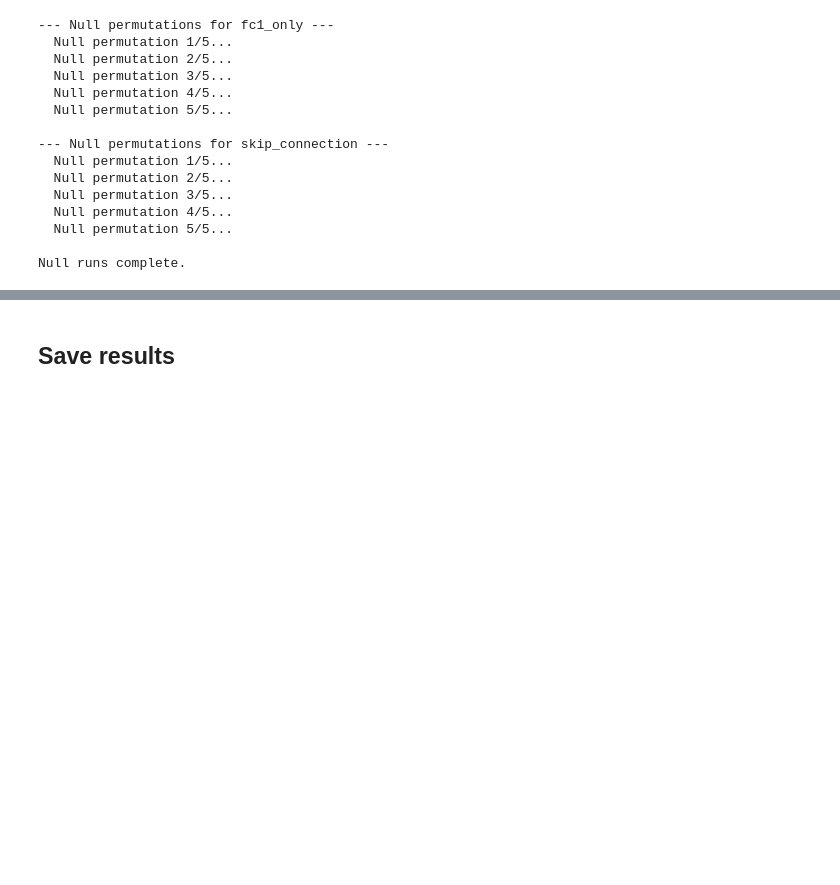
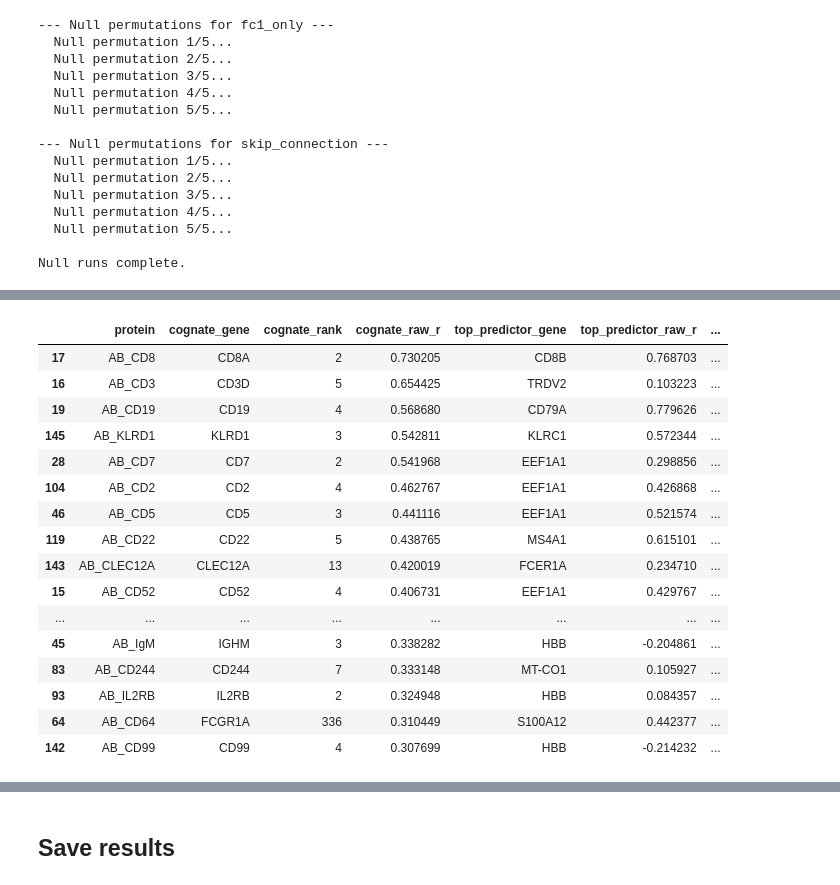
Before and after one commit to fshokor/covid-citeseq, a Jupyter notebook: notebooks/nb09_architecture_comparison.ipynb, the cells around one changed output, grey strips where cells are left out. Saved outputs shown, nothing was run; the diff lists cells and outputs as text; code cells hidden in the pictures; blank space fills up the shorter version.

```diff
--- a/notebooks/nb09_architecture_comparison.ipynb
+++ b/notebooks/nb09_architecture_comparison.ipynb
@@ -657,0 +716,17 @@ skip_connection:
+# %%
+def cognate_gene_rank(importance_df: pd.DataFrame, gene_map: pd.DataFrame) -> pd.DataFrame:
+    """Rank of each protein's cognate RNA gene by importance score (1 = top predictor)."""
+    rows = []
+    for _, row in gene_map.iterrows():
+        gene, adt = row['gene'], row['adt_name']
+        if adt not in importance_df.index or gene not in importance_df.columns:
+            continue
+        ranks = importance_df.loc[adt].rank(ascending=False)
+        top_gene = importance_df.loc[adt].idxmax()          # <-- add this line
+        rows.append({
+            'protein': adt, 'cognate_gene': gene, 'cognate_rank': int(ranks[gene]),
+            'top_predictor_gene': top_gene,                   # <-- add this field
+        })
+    return pd.DataFrame(rows)
+# %%
+cognate_ranks = cognate_gene_rank(importance_df, gene_map)
@@ -657,0 +749,53 @@ skip_connection:
+# %%
+# Raw correlation sanity check -- model-independent, no retraining needed.
+# Uses whatever trained model + cognate_ranks table you already have
+# (expects columns: protein, cognate_gene, cognate_rank, top_predictor_gene).
+
+from scipy.stats import spearmanr
+
+gene_idx_map = {g: i for i, g in enumerate(gene_union)}
+protein_idx_map = {p: i for i, p in enumerate(matched_adt_names)}
+
+
+def raw_pearson(protein_col: np.ndarray, gene_name: str, X: np.ndarray) -> float:
+    """Raw Pearson r between a protein's real values and one gene's RNA values -- no model involved."""
+    gi = gene_idx_map[gene_name]
+    return pearsonr(protein_col, X[:, gi])[0]
+
+
+def raw_correlation_check(cognate_ranks: pd.DataFrame, X: np.ndarray, Y: np.ndarray) -> pd.DataFrame:
+    """For each protein: raw correlation with its cognate gene, and with the
+    model's chosen top-predictor gene -- independent of model weights.
+    """
+    rows = []
+    for _, row in cognate_ranks.iterrows():
+        protein, cognate_gene, top_gene = row['protein'], row['cognate_gene'], row['top_predictor_gene']
+        pi = protein_idx_map[protein]
+        y = Y[:, pi]
+        cognate_raw_r = raw_pearson(y, cognate_gene, X)
+        top_raw_r = raw_pearson(y, top_gene, X) if top_gene in gene_idx_map else np.nan
+        rows.append({
+            'protein': protein, 'cognate_gene': cognate_gene, 'cognate_rank': row['cognate_rank'],
+            'cognate_raw_r': cognate_raw_r, 'top_predictor_gene': top_gene, 'top_predictor_raw_r': top_raw_r,
+        })
+    return pd.DataFrame(rows)
+
+
+check_df = raw_correlation_check(cognate_ranks, X_rna_corr[test_idx], Y_protein_corr[test_idx])
+
+# Does a stronger raw cognate correlation correspond to a better (lower) model rank?
+rho, p = spearmanr(check_df['cognate_raw_r'].abs(), check_df['cognate_rank'])
+print(f'Spearman corr (|cognate raw r| vs cognate_rank): {rho:.3f} (p={p:.2e})')
+print('(expected negative -- higher raw correlation should mean a lower/better rank)')
+
+# Flag: model's #1 pick has weak raw correlation -- possible weight artifact, not real signal.
+check_df['top_predictor_weak_raw_corr'] = check_df['top_predictor_raw_r'].abs() < 0.1
+print(f"\nProteins where the model's #1 gene has |raw r| < 0.1: "
+      f"{check_df['top_predictor_weak_raw_corr'].sum()} / {len(check_df)}")
+
+# Flag: strong raw cognate correlation but the model didn't rank it #1 -- model missed an easy case.
+check_df['cognate_strong_but_not_top'] = (check_df['cognate_raw_r'].abs() > 0.3) & (check_df['cognate_rank'] > 1)
+print(f"Proteins with strong raw cognate correlation (|r|>0.3) but NOT ranked #1: "
+      f"{check_df['cognate_strong_but_not_top'].sum()}")
+check_df[check_df['cognate_strong_but_not_top']].sort_values('cognate_raw_r', key=abs, ascending=False)
+# %% [output]
@@ -657,0 +807,17 @@ skip_connection:
+|  | protein | cognate_gene | cognate_rank | cognate_raw_r | top_predictor_gene | top_predictor_raw_r | ... |
+| 17 | AB_CD8 | CD8A | 2 | 0.730205 | CD8B | 0.768703 | ... |
+| 16 | AB_CD3 | CD3D | 5 | 0.654425 | TRDV2 | 0.103223 | ... |
+| 19 | AB_CD19 | CD19 | 4 | 0.568680 | CD79A | 0.779626 | ... |
+| 145 | AB_KLRD1 | KLRD1 | 3 | 0.542811 | KLRC1 | 0.572344 | ... |
+| 28 | AB_CD7 | CD7 | 2 | 0.541968 | EEF1A1 | 0.298856 | ... |
+| 104 | AB_CD2 | CD2 | 4 | 0.462767 | EEF1A1 | 0.426868 | ... |
+| 46 | AB_CD5 | CD5 | 3 | 0.441116 | EEF1A1 | 0.521574 | ... |
+| 119 | AB_CD22 | CD22 | 5 | 0.438765 | MS4A1 | 0.615101 | ... |
+| 143 | AB_CLEC12A | CLEC12A | 13 | 0.420019 | FCER1A | 0.234710 | ... |
+| 15 | AB_CD52 | CD52 | 4 | 0.406731 | EEF1A1 | 0.429767 | ... |
+| ... | ... | ... | ... | ... | ... | ... | ... |
+| 45 | AB_IgM | IGHM | 3 | 0.338282 | HBB | -0.204861 | ... |
+| 83 | AB_CD244 | CD244 | 7 | 0.333148 | MT-CO1 | 0.105927 | ... |
+| 93 | AB_IL2RB | IL2RB | 2 | 0.324948 | HBB | 0.084357 | ... |
+| 64 | AB_CD64 | FCGR1A | 336 | 0.310449 | S100A12 | 0.442377 | ... |
+| 142 | AB_CD99 | CD99 | 4 | 0.307699 | HBB | -0.214232 | ... |
```
Also changed, not shown: parts of 17 cells of this notebook, 7 other files.
